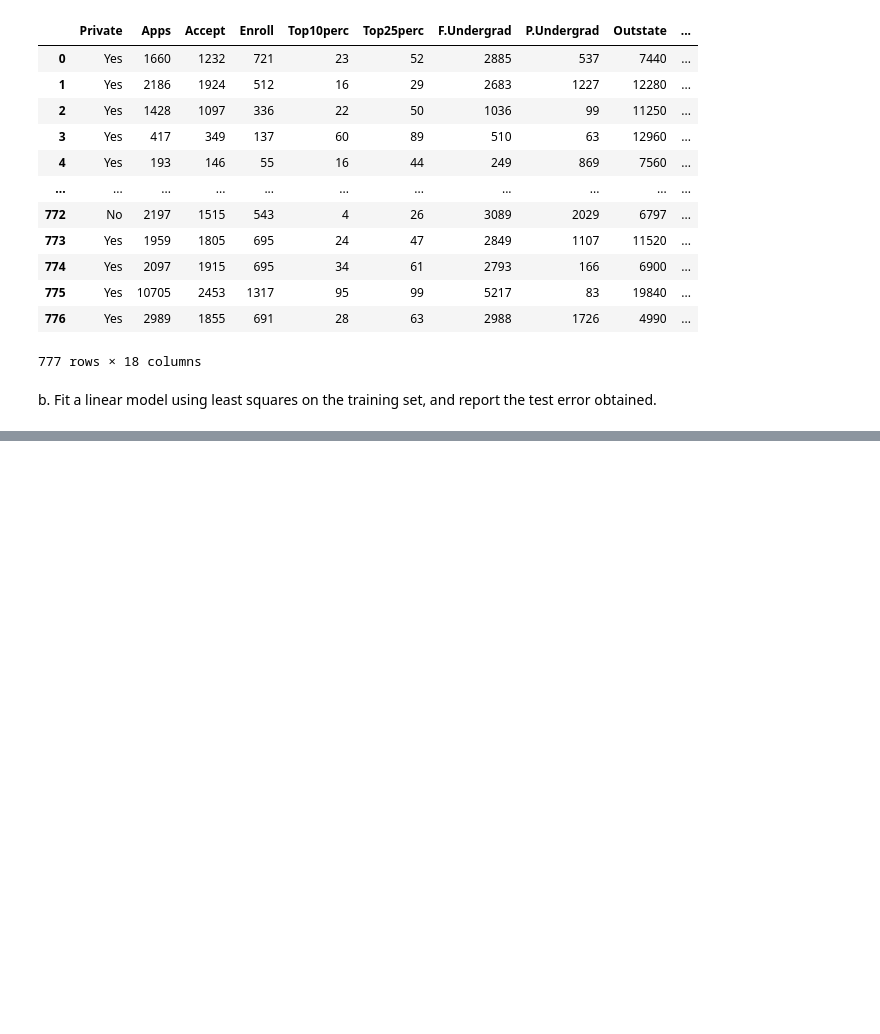
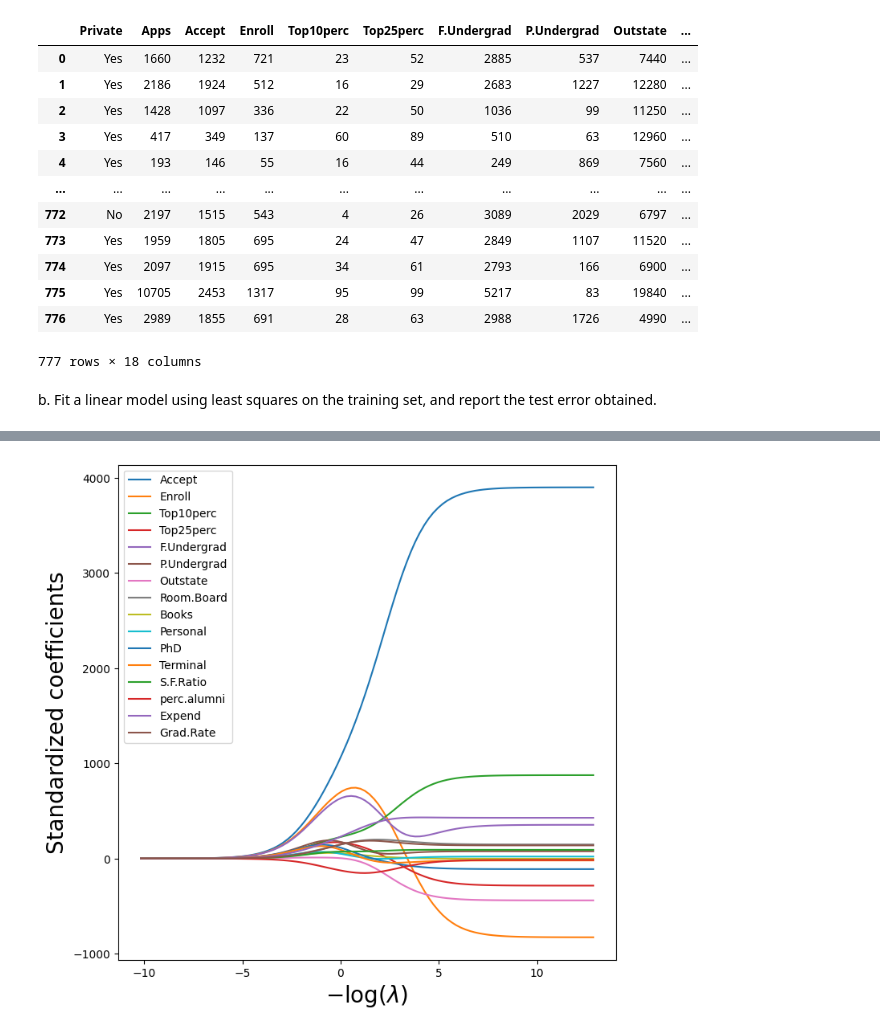
Before and after one commit to Chigiriq/M-462-C6, a Jupyter notebook: hw4.ipynb, the cells around one changed output, grey strips where cells are left out. Cells and saved outputs as stored; diff of their text form; code cells hidden in the pictures; blank space fills up the shorter version.

```diff
--- a/hw4.ipynb
+++ b/hw4.ipynb
@@ -103,12 +373,11 @@ b. Fit a linear model using least squares on the training set, and
 report the test error obtained.
 # %%
 import statsmodels.api as sm
-X = islpCollege.drop(columns=["Apps"])
+X = islpCollege.drop(columns=["Apps", "Private"])
 y = islpCollege["Apps"]
-print(type(X))
-print(type(y))
+
 model = sm.OLS(y, X)
-# results = model.fit()
+results = model.fit()
 
-# summarize(results)
+summarize(results)
 # %% [output]
@@ -117,0 +406,12 @@ ValueError: Pandas data cast to numpy dtype of object. Check input data with np.
+# %%
+#XXX might just straight be outdated
+Xnp = X.to_numpy()
+Xs = Xnp - Xnp.mean(0)[None,:]
+X_scale = X.std(0)
+Xs = Xs / X_scale.to_numpy()[None,:]
+lambdas = 10**np.linspace(8, -2, 100) / y.std()
+soln_array = skl.ElasticNet.path(Xs,
+                                 y,
+                                 l1_ratio=0.,
+                                 alphas=lambdas)[1]
+soln_array.shape
@@ -117,0 +420,6 @@ ValueError: Pandas data cast to numpy dtype of object. Check input data with np.
+# %%
+soln_path = pd.DataFrame(soln_array.T,
+                         columns=X.columns,
+                         index=-np.log(lambdas))
+soln_path.index.name = 'negative log(lambda)'
+soln_path
@@ -117,0 +441,8 @@ ValueError: Pandas data cast to numpy dtype of object. Check input data with np.
+# %%
+path_fig, ax = subplots(figsize=(8,8))
+soln_path.plot(ax=ax, legend=False)
+ax.set_xlabel('$-\log(\lambda)$', fontsize=20)
+ax.set_ylabel('Standardized coefficients', fontsize=20)
+ax.legend(loc='upper left');
+# %% [output]
+[figure, added]
```
Also changed, not shown: parts of 49 cells of this notebook, 3 other files.
